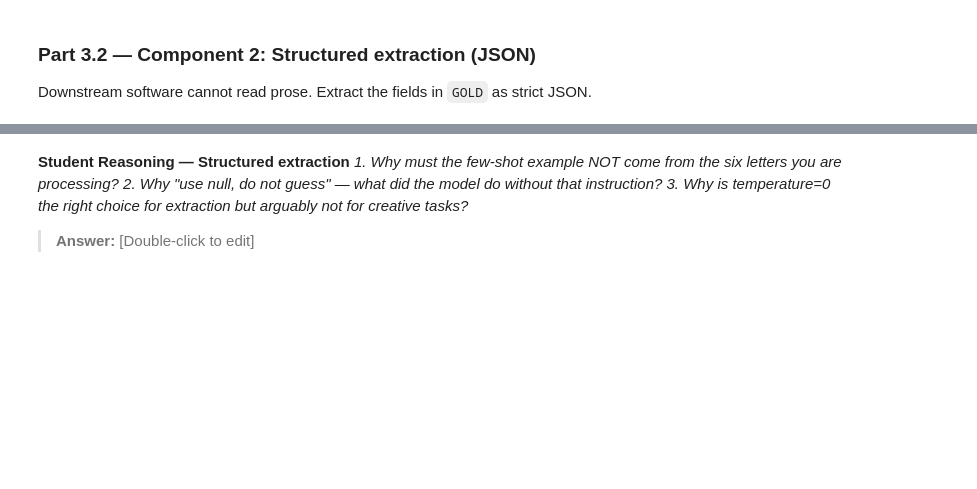
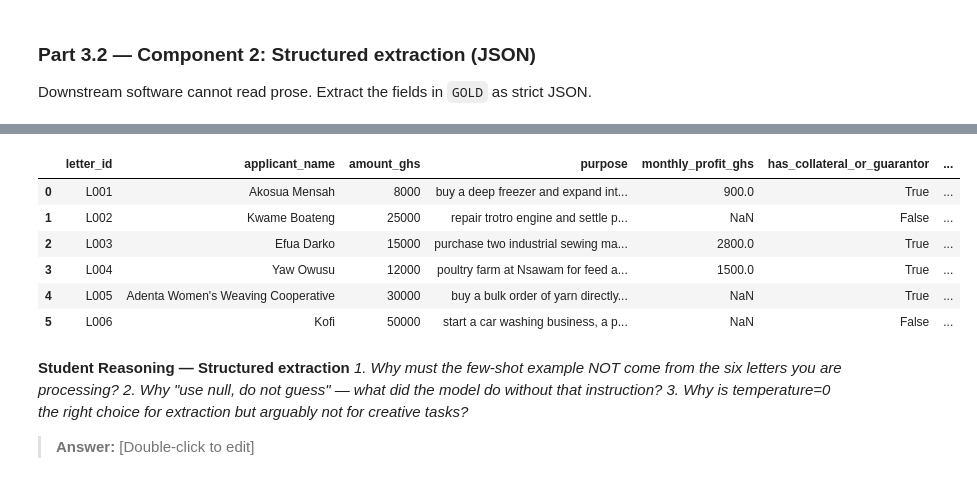
Before and after one commit to loisvanessaadams-create/lab-4-llm-decision-support, a Jupyter notebook: lab_4.ipynb, the cells around one changed output, grey strips where cells are left out. Saved outputs shown, nothing was run; the diff lists cells and outputs as text; code cells hidden in the pictures; blank space fills up the shorter version.

````diff
--- a/lab_4.ipynb
+++ b/lab_4.ipynb
@@ -302,6 +327,46 @@ failure mode called in the LLM literature?*
 ### Part 3.2 — Component 2: Structured extraction (JSON)
 Downstream software cannot read prose. Extract the fields in `GOLD` as strict JSON.
 # %%
+import json
+import pandas as pd
+
+EXTRACT_PROMPT = '''
+You are extracting structured information from a loan application letter.
+REturn only a valid JSOn object with exactly these keys:
+{
+  "applicant_name": string,
+  "amount_ghs": number,
+  "purpose": string,
+  "monthly_profit_ghs": number or null,
+  "has_collateral_or_guarantor": boolean,
+  "repayment_months": number or null
+}
+Rules:
+- Use only information explicitly ststed in the letter.
+-If a field is not stated, use null.
+- Do not guess.
+- Do not include explanations.
+- Do not include markdown or ``json fences.
+- has_collateral_or_guarantor should be true if the applicant mentions either collateral or a guarantor,otherwise false.
+
+Examples:
+Letter:
+My name is Lois Adams. I am requesting GHS 12000 to expand my bookstore business.
+The bookstore currently makes about 4000 profit per month.
+I can povide my car as collateral and plan to repay the loan within 12 months.
+
+Output:
+{
+"applicant_name": "Ama Mensah",
+"amount_ghs": 12000,
+"purpose": "Expand bookstore business",
+"monthly_profit_ghs": 4000,
+"has_collateral_or_guarantor": true,
+"repayment_months": 12
+}
+Now extract the information from this letter:
+'''
+
 # TODO: Write EXTRACT_PROMPT — a template that instructs the model to return ONLY a JSON
 #   object with EXACTLY these keys:
 #     applicant_name (string), amount_ghs (number), purpose (string),
@@ -316,6 +381,48 @@ Downstream software cannot read prose. Extract the fields in `GOLD` as strict JS
 # TODO: Write extract_fields(letter_text) that calls the LLM, strips any ```json fences,
 #   json.loads() the result, and returns a dict. Handle parse failures gracefully
 #   (return None and print a warning).
+def extract_fields(letter_text):
+  response = ask_llm(
+      f"{EXTRACT_PROMPT}\n\n{letter_text}",
+      temperature = 0.0
+  )
+
+#Removing possible markdown fences
+  cleaned = response.strip()
+  cleaned = cleaned.replace("```json","")
+  cleaned = cleaned.replace("```","")
+  cleaned = cleaned.strip()
+  try:
+    result = json.loads(cleaned)
+    return result
+
+  except json.JSONDecodeError:
+    print("Warning: Could not parser JSON response.")
+    print("Raw response:")
+    print(response)
+    return None
+
 
 # TODO: Run it on ALL SIX letters; collect results into a pandas DataFrame (one row per
 #   letter) and display it.
+results = []
+for letter_id, letter_text in LETTERS.items():
+  extracted = extract_fields(letter_text)
+
+  if extracted is not None:
+    extracted["letter_id"] = letter_id
+    results.append(extracted)
+
+df_extracted = pd.DataFrame(results)
+df_extracted = df_extracted[[
+    "letter_id",
+    "applicant_name",
+    "amount_ghs",
+    "purpose",
+    "monthly_profit_ghs",
+    "has_collateral_or_guarantor",
+    "repayment_months"
+]
+        ]
+display(df_extracted)
+# %% [output]
@@ -322,3 +435,10 @@ Downstream software cannot read prose. Extract the fields in `GOLD` as strict JS
+|  | letter_id | applicant_name | amount_ghs | purpose | monthly_profit_ghs | has_collateral_or_guarantor | ... |
+| 0 | L001 | Akosua Mensah | 8000 | buy a deep freezer and expand int... | 900.0 | True | ... |
+| 1 | L002 | Kwame Boateng | 25000 | repair trotro engine and settle p... | NaN | False | ... |
+| 2 | L003 | Efua Darko | 15000 | purchase two industrial sewing ma... | 2800.0 | True | ... |
+| 3 | L004 | Yaw Owusu | 12000 | poultry farm at Nsawam for feed a... | 1500.0 | True | ... |
+| 4 | L005 | Adenta Women's Weaving Cooperative | 30000 | buy a bulk order of yarn directly... | NaN | True | ... |
+| 5 | L006 | Kofi | 50000 | start a car washing business, a p... | NaN | False | ... |
 # %% [markdown]
 **Student Reasoning — Structured extraction**
 *1. Why must the few-shot example NOT come from the six letters you are processing?*
````
Also changed, not shown: parts of 5 cells of this notebook.
